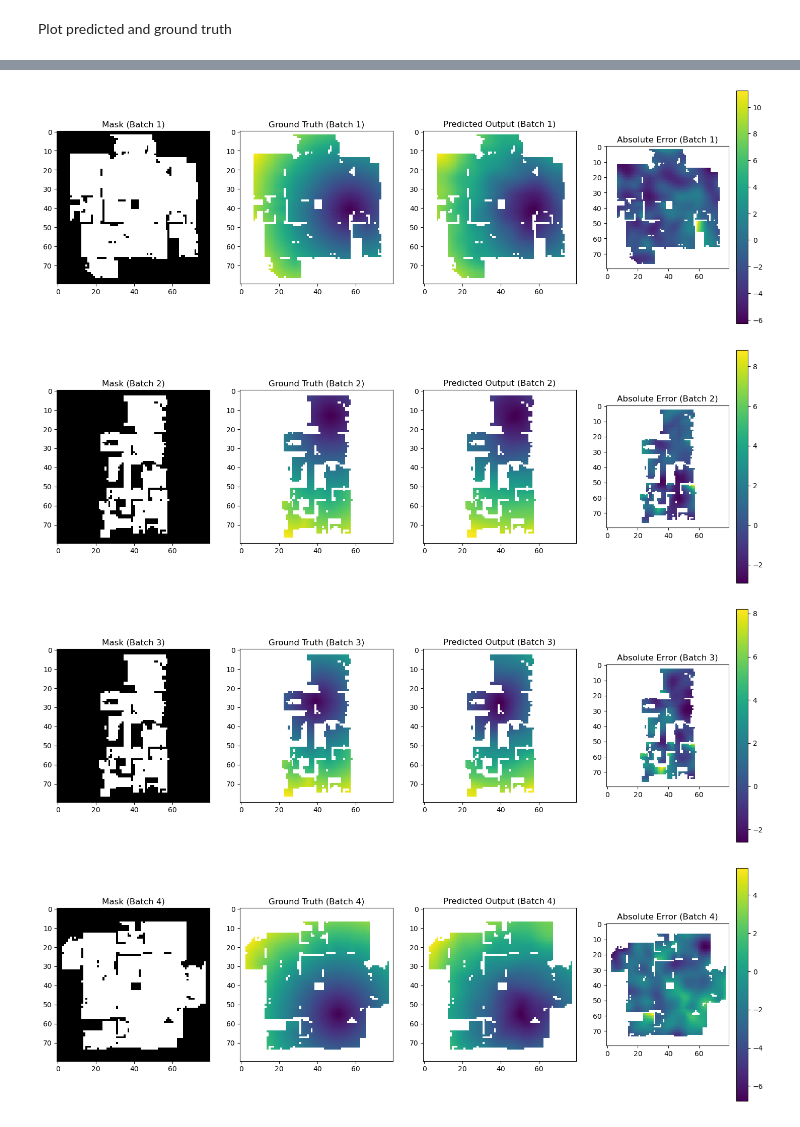
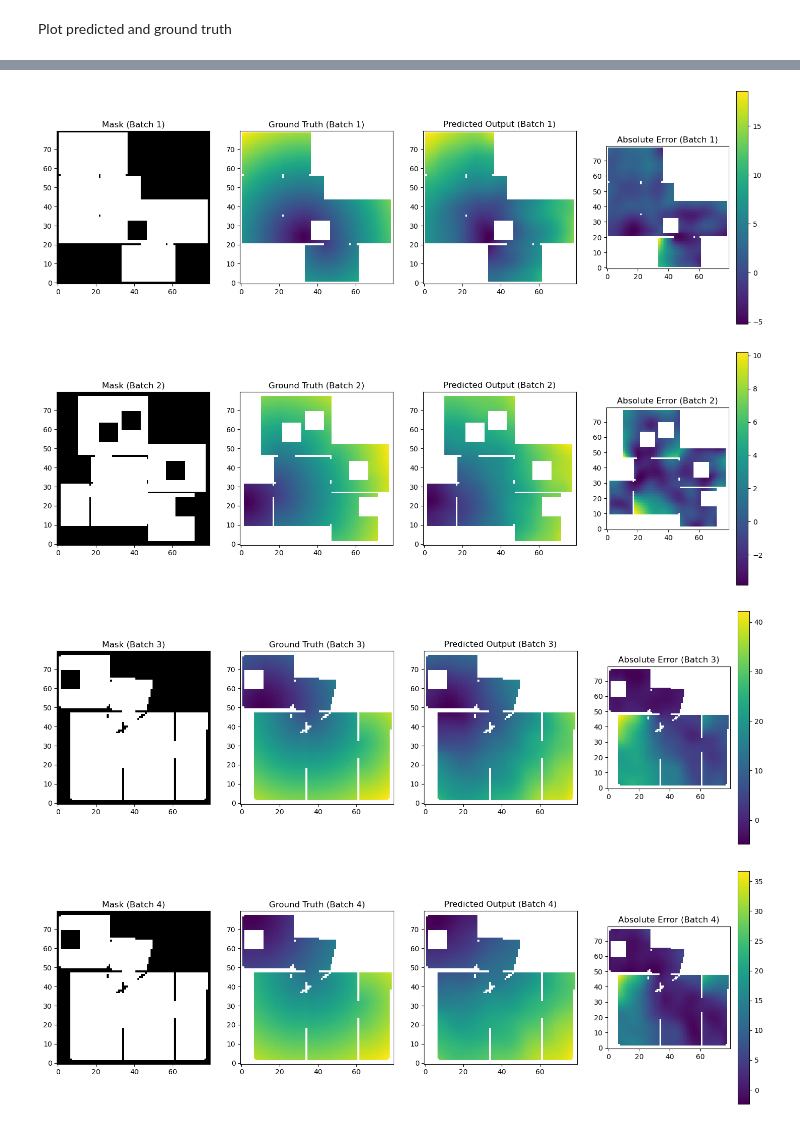
Before and after one commit to sharath-matada/Planning_Operator, a Jupyter notebook: 3D_Experiments/models/TestPlanningOperator3D_80x80x30 .ipynb, the cells around one changed output, grey strips where cells are left out. Drawn from its saved outputs; the diff is of its cells as text; code cells hidden in the pictures.

```diff
--- a/3D_Experiments/models/TestPlanningOperator3D_80x80x30 .ipynb
+++ b/3D_Experiments/models/TestPlanningOperator3D_80x80x30 .ipynb
@@ -34,7 +34,7 @@ import time
 from TrainPlanningOperator3D import PlanningOperator3D, smooth_chi
 # %%
 print("Training Planning Operator")
-os.chdir("/mountvol/dataset-80-15g")
+os.chdir("/mountvol/igib-hexpo-dataset-80-10g")
 
 lrs = [1e-2]
 gammas = [0.5]
@@ -48,9 +48,9 @@ seeds = [seeds[0]]
 ################################################################
 #                       configs
 ################################################################
-Ntotal = 32*15+8*15
-ntrain = 32*15
-ntest =  8*15
+Ntotal = 64*10 + 16*10
+ntrain = 64*10
+ntest =  16*10
 
 batch_size = 1
 
@@ -117,13 +117,13 @@ Training Planning Operator
 # %% [markdown]
 Loading the trained Model
 # %%
-modes = 6
-width = 12
+modes = 5
+width = 24
 nlayers = 1
-os.chdir("/mountvol/dataset-80-15g")
+os.chdir("/mountvol/igib-hexpo-dataset-80-10g")
 # Load the trained model
 model = PlanningOperator3D(modes, modes, modes, width, nlayers)
-model.load_state_dict(torch.load("planningoperator_igibsonenv80_m6_w12_l1_b20_lr3e-3_15g_19sep/n480_lr3.000000e-03_gamma6.000000e-01_wd3.000000e-06_seed5/model3d.ckpt"))
+model.load_state_dict(torch.load("/mountvol/igib-hexpo-dataset-80-10g/planningoperator_env80_m8_w32_l1_b5_lr3e-3_10g_22sep/n640_lr3.000000e-03_gamma6.000000e-01_wd3.000000e-06_seed5/model3d.ckpt"))
 # model.load_state_dict(torch.load("planningoperator_3d_20x20x20_symmetric_norm/n10000_lr5.000000e-03_gamma5.000000e-01_wd3.000000e-06_seed5/model_depth4.ckpt"))
 model.eval()
 device = torch.device('cuda' if torch.cuda.is_available() else 'cpu')
@@ -166,7 +166,7 @@ with torch.no_grad():
         z = gg[0, 2].item()  # Assuming gg contains goal coordinates and [0, 2] is the z-coordinate
         z = 12
 
-        if batch_id == 5:
+        if batch_id == 8:
             break
 
         # Plot results for the current batch
@@ -181,7 +181,7 @@ with torch.no_grad():
         ]
         for i in range(4):
             plt.subplot(1, 4, i+1)
-            plt.imshow(images[i], cmap='viridis' if i > 0 else 'gray')
+            plt.imshow(images[i], cmap='viridis' if i > 0 else 'gray',origin='lower')
             plt.title(f'{titles[i]} (Batch {batch_id})')
             if i == 3:
                 plt.colorbar()
@@ -191,4 +191,4 @@ with torch.no_grad():
-[figure, old version]
+[figure, new version]
-[figure, old version]
+[figure, new version]
-[figure, old version]
+[figure, new version]
-[figure, old version]
+[figure, new version]
```
Also changed, not shown: parts of 4 cells of this notebook, 4 other files.
